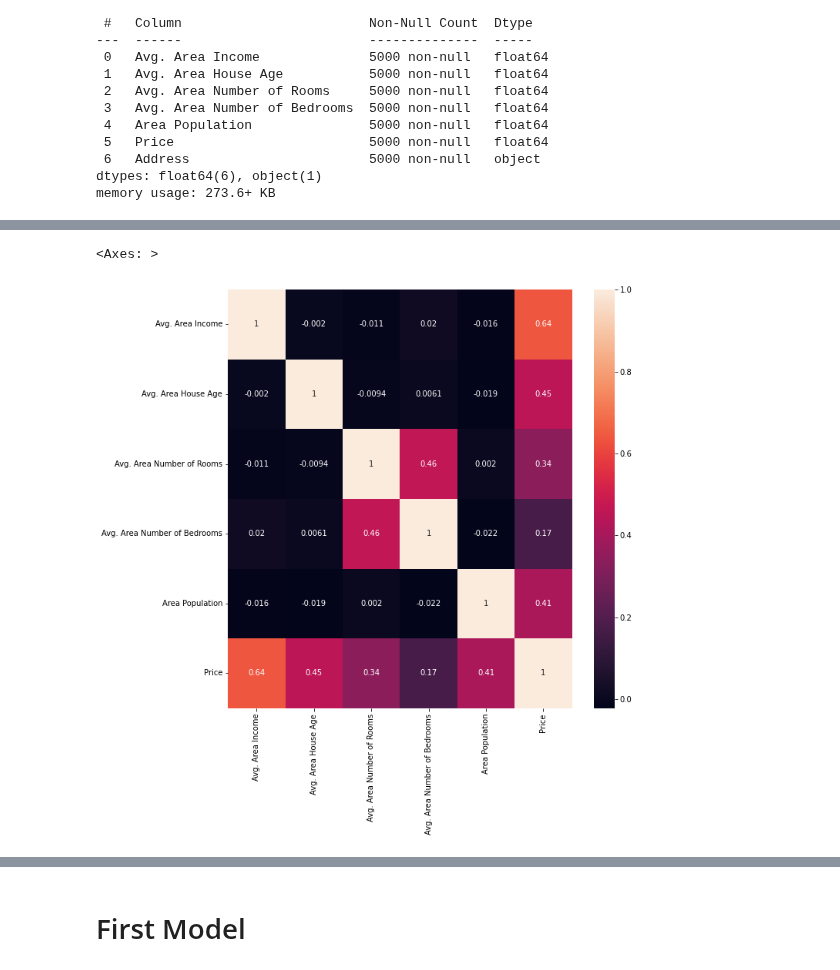
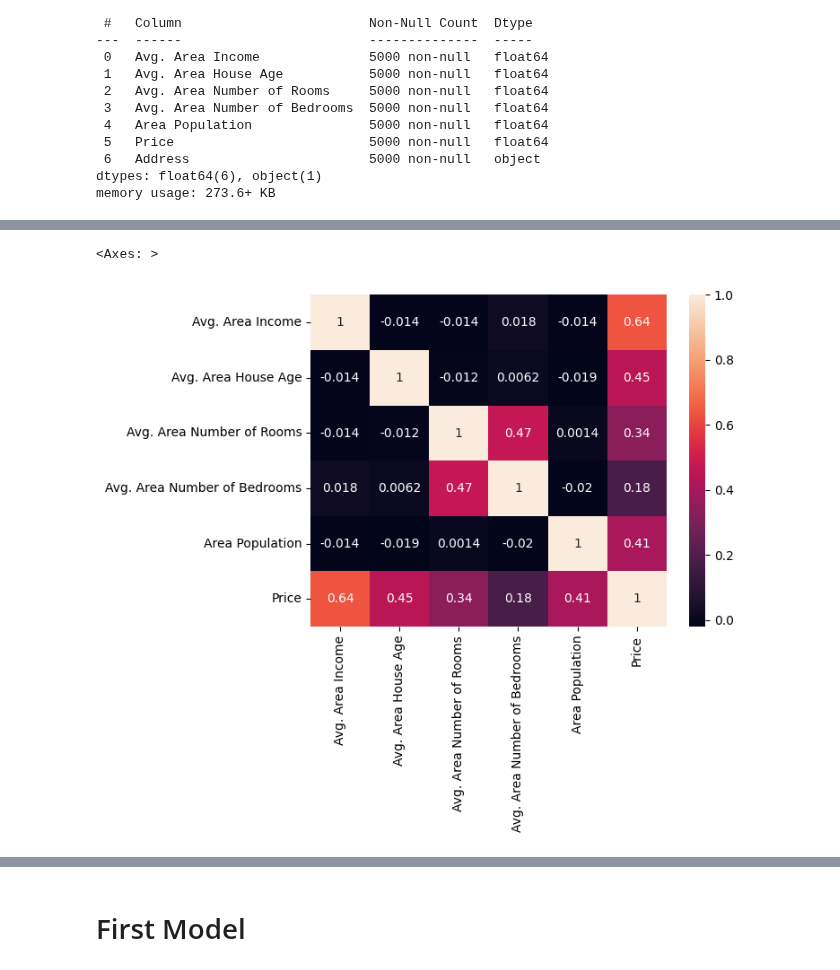
Before and after one commit to Harsh502s/ML-Assignments, a Jupyter notebook: Notebooks/Assignment 2 USA Housing.ipynb, the cells around one changed output, grey strips where cells are left out. Saved outputs shown, nothing was run; the diff lists cells and outputs as text; code cells hidden in the pictures.

```diff
--- a/Notebooks/Assignment 2 USA Housing.ipynb
+++ b/Notebooks/Assignment 2 USA Housing.ipynb
@@ -13,5 +11,3 @@ drive.mount("/content/drive")
 # %%
-df = pd.read_csv(
-    "/content/drive/MyDrive/College Assignments/ML Assign/Data Sets/MLK/USA_Housing.csv"
-)
+df = pd.read_csv(r"C:\Users\harsh\College\ML-Assignments\Data Sets\MLK\USA_Housing.csv")
 # %%
@@ -61,0 +55,4 @@ memory usage: 273.6+ KB
+# %%
+# Dropping the columns which are not required
+
+df.drop(["Address"], axis=1, inplace=True)
@@ -61,0 +72,11 @@ memory usage: 273.6+ KB
+# %%
+# Removing Outliers using zscore from scipy.stats
+
+from scipy.stats import zscore
+
+z = np.abs(zscore(df))
+threshold = 3
+print(np.where(z > 3))
+
+df = df[(z < 3).all(axis=1)]
+df.shape
@@ -62,6 +93,10 @@ memory usage: 273.6+ KB
+# %%
+# Converting Avg. Area Number of Rooms and Avg. Area Number of Bedrooms into int
+
+# df["Avg. Area Number of Rooms"] = df["Avg. Area Number of Rooms"].astype(int)
+df["Avg. Area Number of Bedrooms"] = df["Avg. Area Number of Bedrooms"].astype(int)
 # %%
-plt.figure(figsize=(10, 10))
 sns.heatmap(df.corr(), annot=True)
 # %% [output]
 <Axes: >
-[figure, old version]
+[figure, new version]
```
Also changed, not shown: parts of 42 cells of this notebook, 1 other file.
